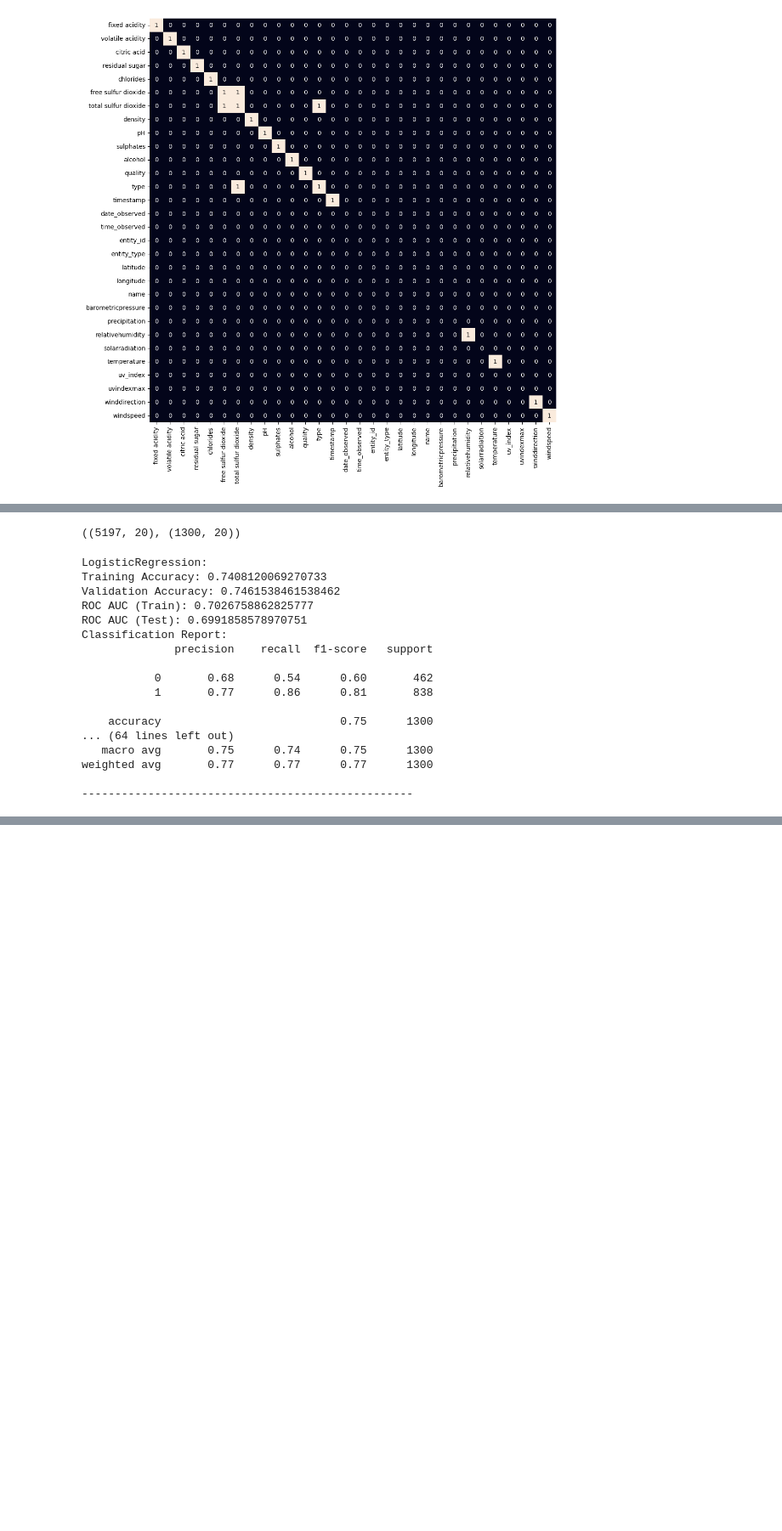
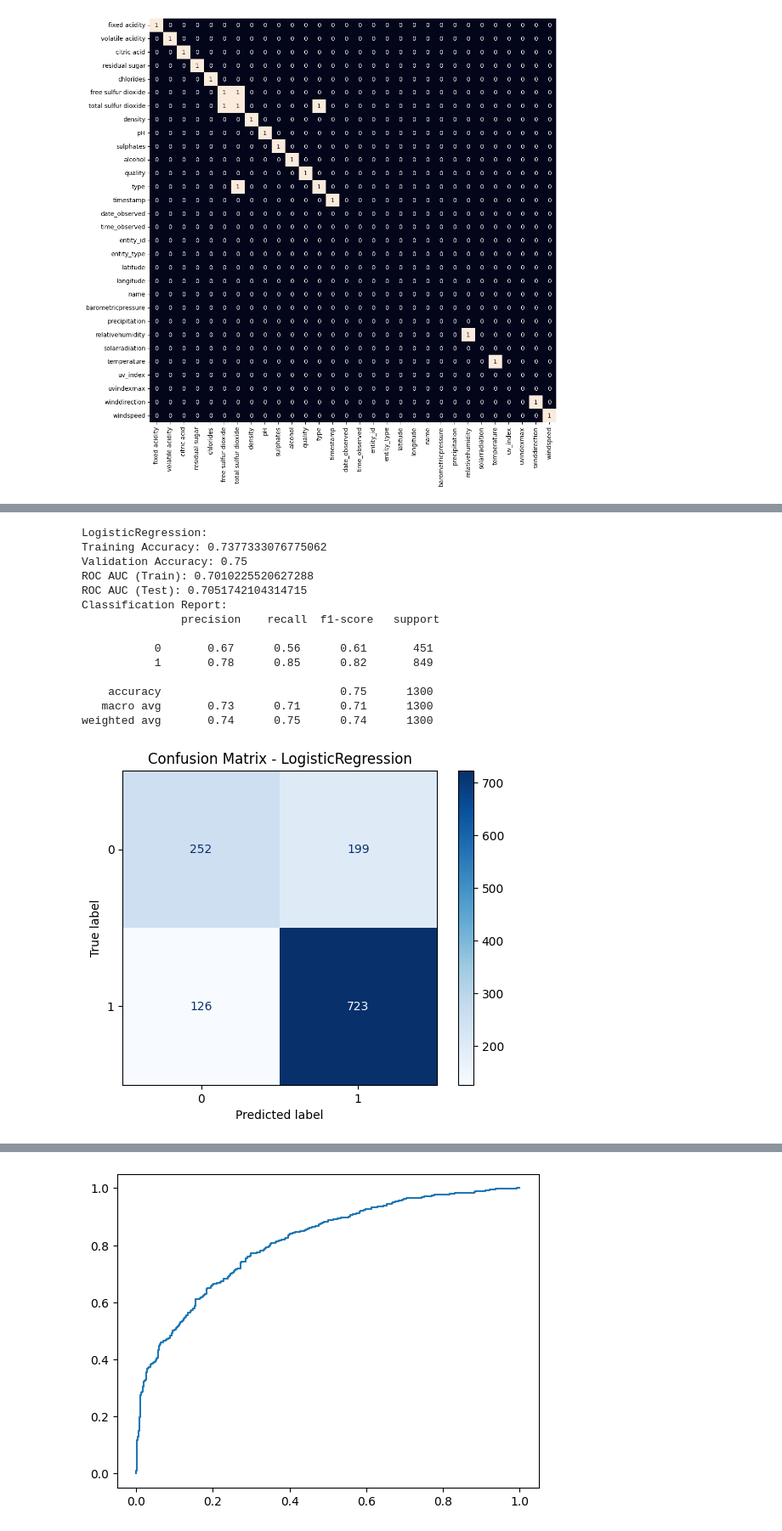
Before and after one commit to RPeleja/WorkML, a Jupyter notebook: ProjetoML_Wine.ipynb, the cells around one changed output, grey strips where cells are left out. Shown: that part at 85% size. Drawn from its saved outputs; the diff is of its cells as text; code cells hidden in the pictures; blank space fills up the shorter version.

```diff
--- a/ProjetoML_Wine.ipynb
+++ b/ProjetoML_Wine.ipynb
@@ -208,64 +209,79 @@ df['best quality'] = [1 if x > 5 else 0 for x in df.quality]
 features = df.drop(['quality', 'best quality'], axis=1)
 target = df['best quality']
 
-xtrain, xtest, ytrain, ytest = train_test_split(
-	features, target, test_size=0.2, random_state=40)
+xtrain, xtest, ytrain, ytest = train_test_split(features, target, test_size=0.2, random_state=40)
+
+# Reset indices for alignment
+xtest = pd.DataFrame(xtest, columns=features.columns).reset_index(drop=True)
+ytest = ytest.reset_index(drop=True)
 
 # Impute missing values after splitting
-
-imputer = SimpleImputer(strategy='mean')  # Or another strategy like 'median'
+imputer = SimpleImputer(strategy='mean')
 xtrain = imputer.fit_transform(xtrain)
 xtest = imputer.transform(xtest)
-
-xtrain.shape, xtest.shape
-# %% [output]
-((5197, 20), (1300, 20))
 # %%
+# Normalize
 norm = MinMaxScaler()
 xtrain = norm.fit_transform(xtrain)
 xtest = norm.transform(xtest)
 
-# Define models (Added Random Forest & Gradient Boosting)
+# Define models
 models = [
     LogisticRegression(),
     XGBClassifier(),
-    SVC(kernel='rbf'),
+    SVC(kernel='rbf', probability=True),  # Added probability=True for ROC curve
     RandomForestClassifier(n_estimators=100, random_state=42),
     GradientBoostingClassifier(n_estimators=100, random_state=42)
 ]
 
-# Train and evaluate each model
+# Evaluate all models with additional error analysis
 for model in models:
+    print(f'{model.__class__.__name__}:')
+
     model.fit(xtrain, ytrain)
-
-    # Model predictions
+    # Predictions
     ytrain_pred = model.predict(xtrain)
     ytest_pred = model.predict(xtest)
+    ytest_proba = model.predict_proba(xtest)[:, 1] if hasattr(model, 'predict_proba') else None
 
-    # Evaluation Metrics
-    print(f'{model.__class__.__name__}:')
+    # Basic Evaluation
     print('Training Accuracy:', metrics.accuracy_score(ytrain, ytrain_pred))
     print('Validation Accuracy:', metrics.accuracy_score(ytest, ytest_pred))
-    print('ROC AUC (Train):', metrics.roc_auc_score(ytrain, ytrain_pred))
-    print('ROC AUC (Test):', metrics.roc_auc_score(ytest, ytest_pred))
-    print('Classification Report:')
-    print(metrics.classification_report(ytest, ytest_pred))
-    print('-' * 50)
+    print('ROC AUC (Train):', roc_auc_score(ytrain, ytrain_pred))
+    print('ROC AUC (Test):', roc_auc_score(ytest, ytest_pred))
+    print('Classification Report:\n', classification_report(ytest, ytest_pred))
+
+    # Confusion Matrix
+    cm = confusion_matrix(ytest, ytest_pred)
+    disp = ConfusionMatrixDisplay(confusion_matrix=cm, display_labels=model.classes_)
+    disp.plot(cmap='Blues')
+    plt.title(f'Confusion Matrix - {model.__class__.__name__}')
+    plt.show()
+
+    # ROC Curve
+    if ytest_proba is not None:
+        fpr, tpr, _ = roc_curve(ytest, ytest_proba)
+        plt.plot(fpr, tpr, label=f'{model.__class__.__name__} (AUC = {roc_auc_score(ytest, ytest_proba):.2f})')
+
+plt.plot([0, 1], [0, 1], linestyle='--')  # Diagonal line
+plt.xlabel('False Positive Rate')
+plt.ylabel('True Positive Rate')
+plt.title('ROC Curve Comparison')
+plt.legend()
+plt.show()
 # %% [output]
 LogisticRegression:
-Training Accuracy: 0.7408120069270733
-Validation Accuracy: 0.7461538461538462
-ROC AUC (Train): 0.7026758862825777
-ROC AUC (Test): 0.6991858578970751
+Training Accuracy: 0.7377333076775062
+Validation Accuracy: 0.75
+ROC AUC (Train): 0.7010225520627288
+ROC AUC (Test): 0.7051742104314715
 Classification Report:
-              precision    recall  f1-score   support
+               precision    recall  f1-score   support
 
-           0       0.68      0.54      0.60       462
-           1       0.77      0.86      0.81       838
+           0       0.67      0.56      0.61       451
+           1       0.78      0.85      0.82       849
 
     accuracy                           0.75      1300
-... (64 lines left out)
-   macro avg       0.75      0.74      0.75      1300
-weighted avg       0.77      0.77      0.77      1300
-
---------------------------------------------------
+   macro avg       0.73      0.71      0.71      1300
+weighted avg       0.74      0.75      0.74      1300
+[figure, added]
@@ -271,0 +302 @@ weighted avg       0.77      0.77      0.77      1300
+[figure, added]
```
Also changed, not shown: parts of 13 cells of this notebook.
